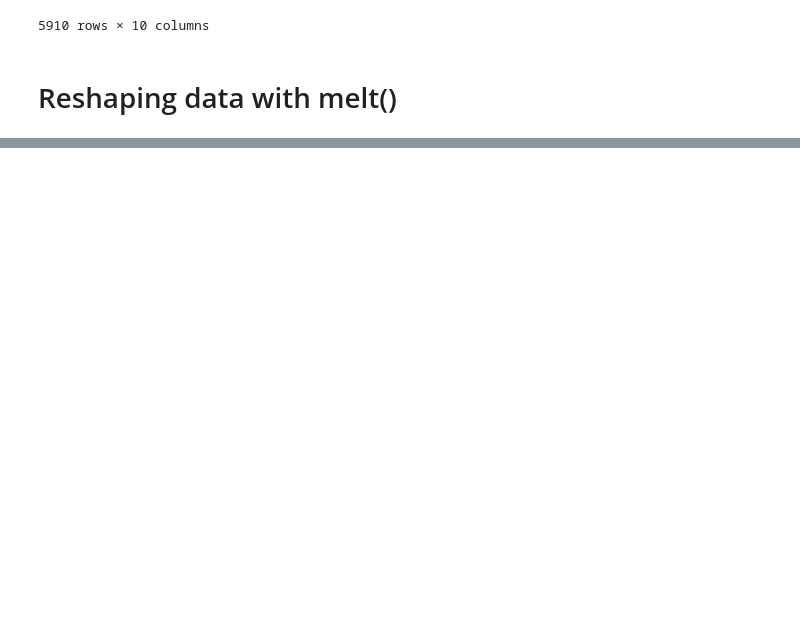
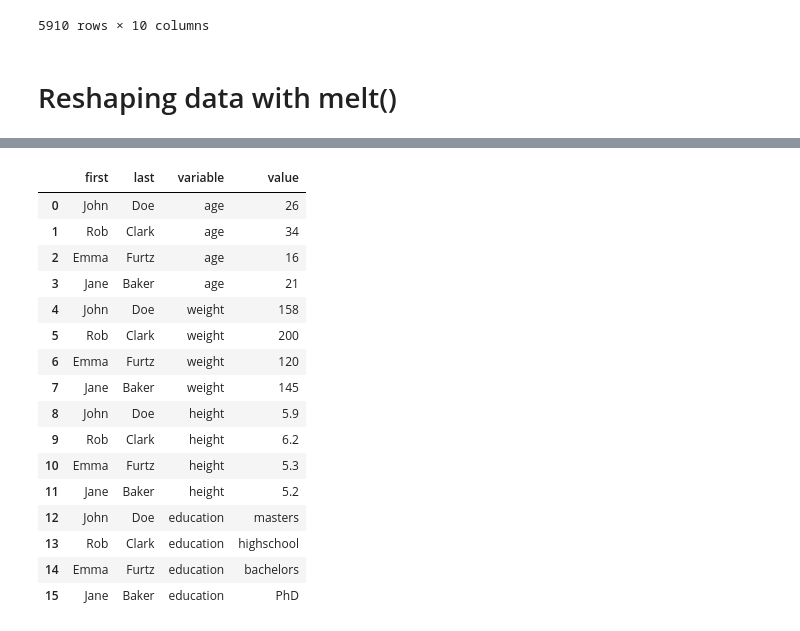
Before and after one commit to Jose-Servin/DataCamp, a Jupyter notebook: Courses/Joining_Data/Joining_Data_Pandas.ipynb, the cells around one changed output, grey strips where cells are left out. Cells and saved outputs as stored; diff of their text form; code cells hidden in the pictures; blank space fills up the shorter version.

Commit message:
completed DataCamp Joining DF course

```diff
--- a/Courses/Joining_Data/Joining_Data_Pandas.ipynb
+++ b/Courses/Joining_Data/Joining_Data_Pandas.ipynb
@@ -1181,3 +1181,5 @@ orders_data.query('Category == "Office Supplies" or (Category == "Technology" an
 5910 rows × 10 columns
 # %% [markdown]
 # Reshaping data with melt()
+# %%
+people = pd.read_csv('/Users/joseservin/DataCamp/Courses/Joining_Data/people.csv')
@@ -1183,0 +1194,22 @@ orders_data.query('Category == "Office Supplies" or (Category == "Technology" an
+# %%
+people_melted = people.melt(id_vars=['first','last'])
+# %%
+people_melted
+# %% [output]
+|  | first | last | variable | value |
+| 0 | John | Doe | age | 26 |
+| 1 | Rob | Clark | age | 34 |
+| 2 | Emma | Furtz | age | 16 |
+| 3 | Jane | Baker | age | 21 |
+| 4 | John | Doe | weight | 158 |
+| 5 | Rob | Clark | weight | 200 |
+| 6 | Emma | Furtz | weight | 120 |
+| 7 | Jane | Baker | weight | 145 |
+| 8 | John | Doe | height | 5.9 |
+| 9 | Rob | Clark | height | 6.2 |
+| 10 | Emma | Furtz | height | 5.3 |
+| 11 | Jane | Baker | height | 5.2 |
+| 12 | John | Doe | education | masters |
+| 13 | Rob | Clark | education | highschool |
+| 14 | Emma | Furtz | education | bachelors |
+| 15 | Jane | Baker | education | PhD |
```
Also changed, not shown: parts of 5 cells of this notebook, 1 other file.
